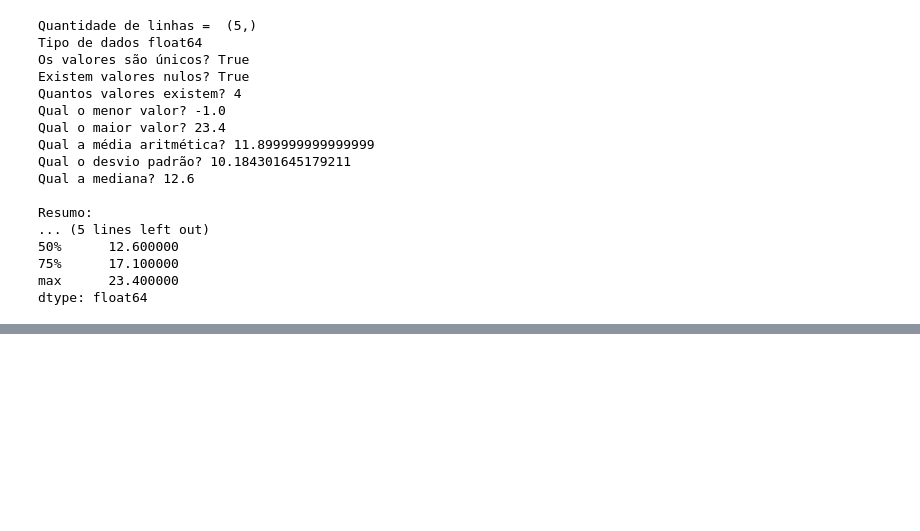
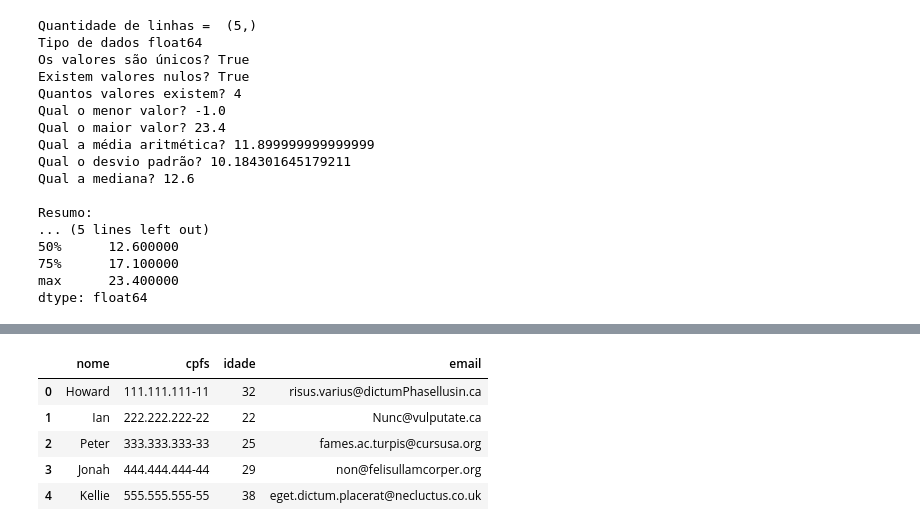
Before and after one commit to zzleozz100/linguagem-de-programacao, a Jupyter notebook: aulas.ipynb, the cells around one changed output, grey strips where cells are left out. Drawn from its saved outputs; the diff is of its cells as text; code cells hidden in the pictures; blank space fills up the shorter version.

```diff
--- a/aulas.ipynb
+++ b/aulas.ipynb
@@ -1176,3 +1179,9 @@ Resumo:
 75%      17.100000
 max      23.400000
 dtype: float64
+# %%
+lista_nomes = 'Howard Ian Peter Jonah Kellie'.split()
+lista_cpfs = '111.111.111-11 222.222.222-22 333.333.333-33 444.444.444-44 555.555.555-55'.split()
+lista_emails = 'risus.varius@dictumPhasellusin.ca Nunc@vulputate.ca fames.ac.turpis@cursusa.org non@felisullamcorper.org eget.dictum.placerat@necluctus.co.uk'.split()
+lista_idades = [32, 22, 25, 29, 38]
+pd.DataFrame(lista_nomes, columns=['nome'])
@@ -1178,0 +1204,11 @@ dtype: float64
+# %%
+dados = list(zip(lista_nomes, lista_cpfs, lista_idades, lista_emails)) # cria uma lista de tuplas
+
+pd.DataFrame(dados, columns=['nome', 'cpfs', 'idade', 'email'])
+# %% [output]
+|  | nome | cpfs | idade | email |
+| 0 | Howard | 111.111.111-11 | 32 | risus.varius@dictumPhasellusin.ca |
+| 1 | Ian | 222.222.222-22 | 22 | Nunc@vulputate.ca |
+| 2 | Peter | 333.333.333-33 | 25 | fames.ac.turpis@cursusa.org |
+| 3 | Jonah | 444.444.444-44 | 29 | non@felisullamcorper.org |
+| 4 | Kellie | 555.555.555-55 | 38 | eget.dictum.placerat@necluctus.co.uk |
```
Also changed, not shown: parts of 4 cells of this notebook.
